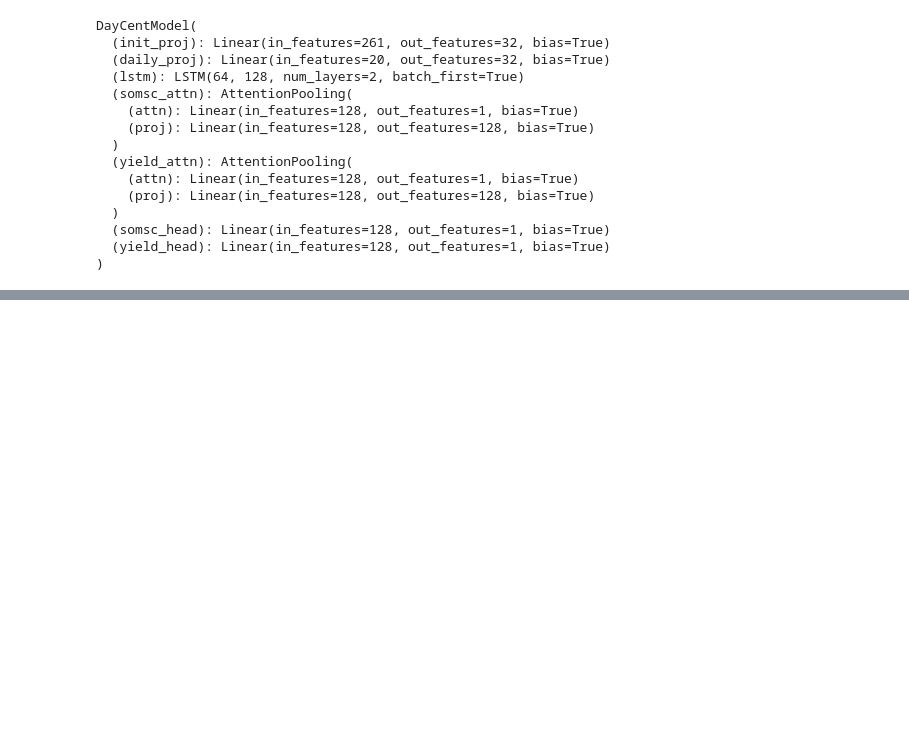
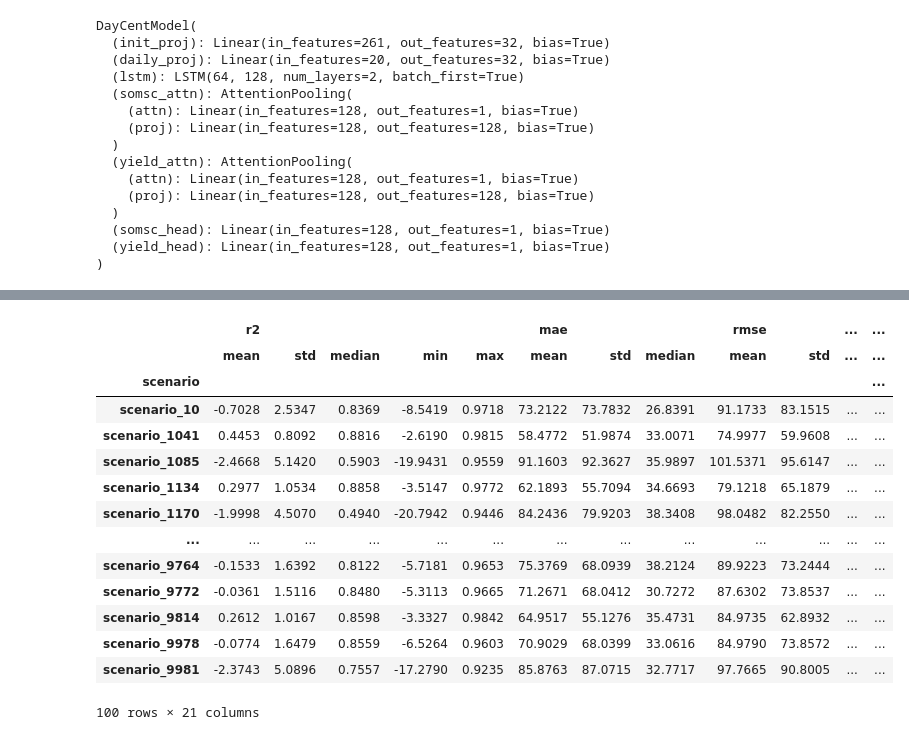
Before and after one commit to dwij2212/kgml-daycent, a Jupyter notebook: lib/eval.ipynb, the cells around one changed output, grey strips where cells are left out. Drawn from its saved outputs; the diff is of its cells as text; code cells hidden in the pictures; blank space fills up the shorter version.

```diff
--- a/lib/eval.ipynb
+++ b/lib/eval.ipynb
@@ -13,12 +11,13 @@ import matplotlib.pyplot as plt
 import os
 from data import DayCentDataset
 # %%
-EXPERIMENT_ID = "experiment9"
+EXPERIMENT_ID = "experiment11"
 PROCESSED_DIR = f"/users/6/mehta423/daycent/data/{EXPERIMENT_ID}"
-INPUT_NPY = f"/users/6/mehta423/daycent/data/{EXPERIMENT_ID}/train_X.npy"
-OUTPUT_NPY = f"/users/6/mehta423/daycent/data/{EXPERIMENT_ID}/train_Y.npy"
+INPUT_NPY = f"/users/6/mehta423/daycent/data/{EXPERIMENT_ID}/test_X.npy"
+OUTPUT_NPY = f"/users/6/mehta423/daycent/data/{EXPERIMENT_ID}/test_Y.npy"
 INIT_COND = "/users/6/mehta423/daycent/data/SAS_KGML_090925/InputData/initial_site_conditions.xlsx"
 OUTPUT_DIR = f"/users/6/mehta423/daycent/output/{EXPERIMENT_ID}"
+PLOTS_DIR = f"/users/6/mehta423/daycent/output/{EXPERIMENT_ID}/plots"
 BATCH_SIZE = 2048
 EPOCHS = 100
 DEVICE = torch.device("cuda:3" if torch.cuda.is_available() else "cpu")
@@ -28,11 +27,11 @@ DEVICE = torch.device("cuda:3" if torch.cuda.is_available() else "cpu")
 # ----------------------
 # check dataset
 dataset = DayCentDataset(INPUT_NPY, OUTPUT_NPY, INIT_COND, apply_scaling=True)
-UNIT_SIZE = 3700  # Each point_id has 3700 samples (10 scenarios * 56 points * 25 years)
-train_size = UNIT_SIZE * 7
-val_size = UNIT_SIZE * 2
-test_size = UNIT_SIZE * 1
-# Total: 3700 * 10 = 37000 samples
+NUM_SCENARIOS = 100
+UNIT_SIZE = int(len(dataset) / NUM_SCENARIOS)
+train_size = int(UNIT_SIZE * (NUM_SCENARIOS * 0.7))
+val_size = int(UNIT_SIZE * (NUM_SCENARIOS * 0.2))
+test_size = int(UNIT_SIZE * (NUM_SCENARIOS * 0.1))
 
 # 2) Create index arrays for each split
 train_idx = np.arange(0, train_size)
@@ -165,7 +170,5 @@ scenario_4880
-# %%
-PLOTS_DIR = '/users/6/mehta423/daycent/output/experiment9/plots'
 # %%
-for sid in sids:
+for sid in sids[-5:]:
     if not os.path.exists(os.path.join(PLOTS_DIR, sid)):
         os.makedirs(os.path.join(PLOTS_DIR, sid))
     random_pids = random.sample(list(pids), 5)
@@ -192,0 +356,18 @@ for sid in sids:
+# %%
+scenario_metrics
+# %% [output]
+|  | r2 |  |  |  |  | mae |  |  | rmse |  | ... | ... |
+|  | mean | std | median | min | max | mean | std | median | mean | std | ... | ... |
+| scenario |  |  |  |  |  |  |  |  |  |  |  | ... |
+| scenario_10 | -0.7028 | 2.5347 | 0.8369 | -8.5419 | 0.9718 | 73.2122 | 73.7832 | 26.8391 | 91.1733 | 83.1515 | ... | ... |
+| scenario_1041 | 0.4453 | 0.8092 | 0.8816 | -2.6190 | 0.9815 | 58.4772 | 51.9874 | 33.0071 | 74.9977 | 59.9608 | ... | ... |
+| scenario_1085 | -2.4668 | 5.1420 | 0.5903 | -19.9431 | 0.9559 | 91.1603 | 92.3627 | 35.9897 | 101.5371 | 95.6147 | ... | ... |
+| scenario_1134 | 0.2977 | 1.0534 | 0.8858 | -3.5147 | 0.9772 | 62.1893 | 55.7094 | 34.6693 | 79.1218 | 65.1879 | ... | ... |
+| scenario_1170 | -1.9998 | 4.5070 | 0.4940 | -20.7942 | 0.9446 | 84.2436 | 79.9203 | 38.3408 | 98.0482 | 82.2550 | ... | ... |
+| ... | ... | ... | ... | ... | ... | ... | ... | ... | ... | ... | ... | ... |
+| scenario_9764 | -0.1533 | 1.6392 | 0.8122 | -5.7181 | 0.9653 | 75.3769 | 68.0939 | 38.2124 | 89.9223 | 73.2444 | ... | ... |
+| scenario_9772 | -0.0361 | 1.5116 | 0.8480 | -5.3113 | 0.9665 | 71.2671 | 68.0412 | 30.7272 | 87.6302 | 73.8537 | ... | ... |
+| scenario_9814 | 0.2612 | 1.0167 | 0.8598 | -3.3327 | 0.9842 | 64.9517 | 55.1276 | 35.4731 | 84.9735 | 62.8932 | ... | ... |
+| scenario_9978 | -0.0774 | 1.6479 | 0.8559 | -6.5264 | 0.9603 | 70.9029 | 68.0399 | 33.0616 | 84.9790 | 73.8572 | ... | ... |
+| scenario_9981 | -2.3743 | 5.0896 | 0.7557 | -17.2790 | 0.9235 | 85.8763 | 87.0715 | 32.7717 | 97.7665 | 90.8005 | ... | ... |
+100 rows × 21 columns
```
Also changed, not shown: parts of 5 cells of this notebook, 2 other files.
